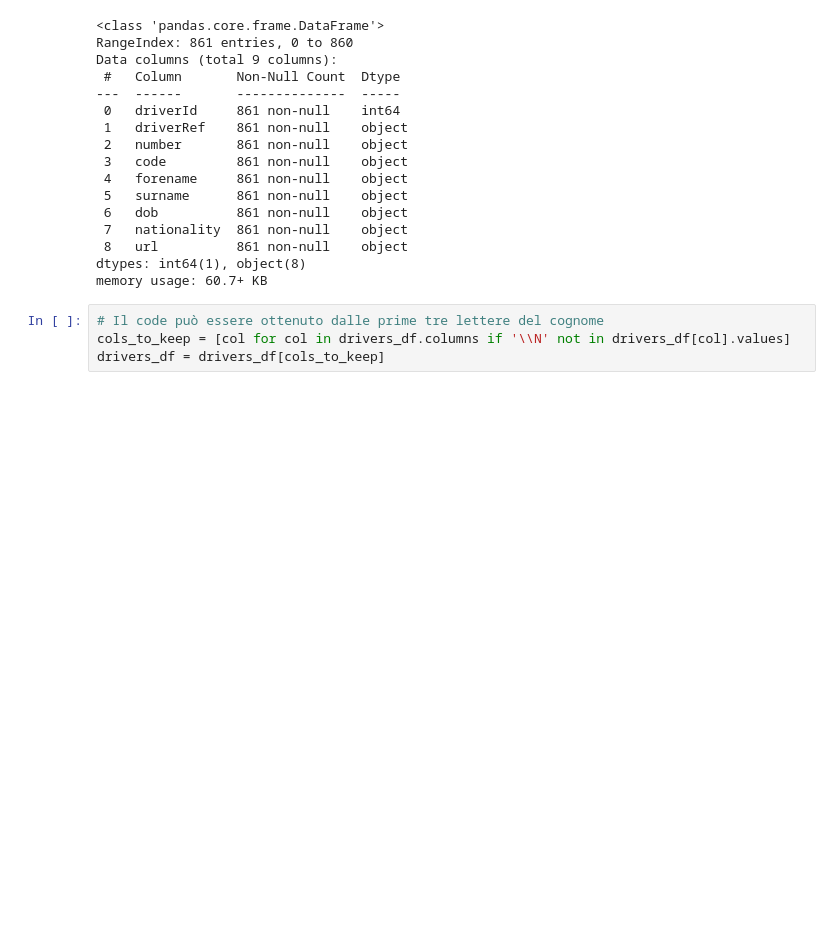
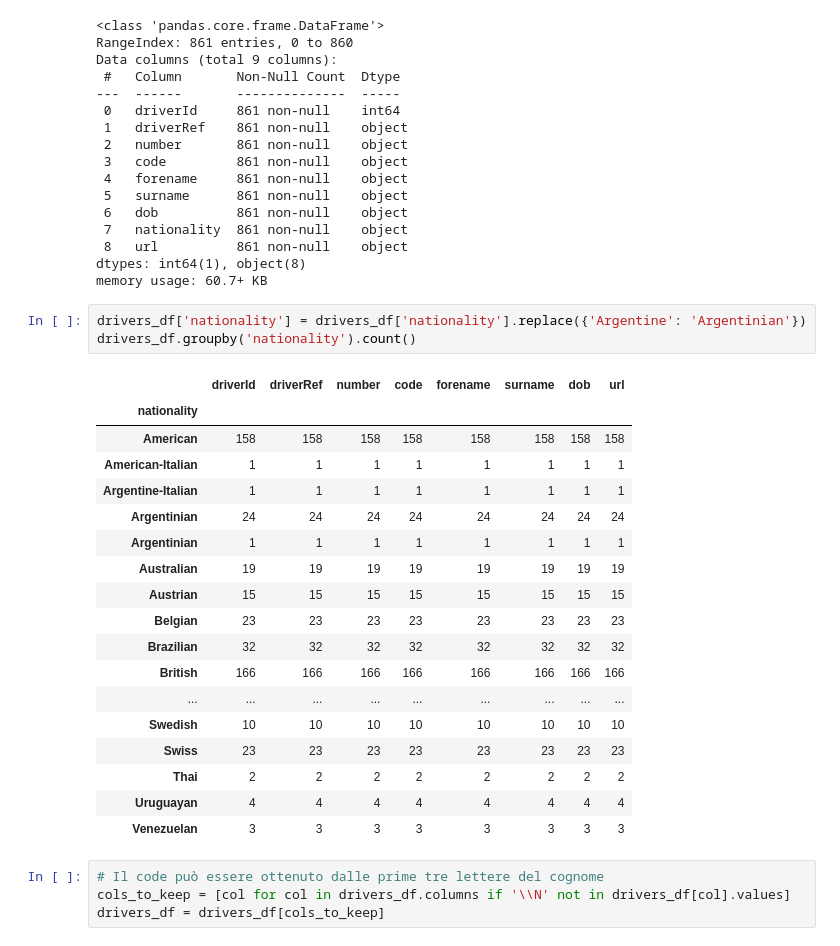
Before and after one commit to Francesco-diPippa/F1-Archive, a Jupyter notebook: dataset/dataset_cleaning.ipynb, the cells around one changed output. Saved outputs shown, nothing was run; the diff lists cells and outputs as text; blank space fills up the shorter version.

```diff
--- a/dataset/dataset_cleaning.ipynb
+++ b/dataset/dataset_cleaning.ipynb
@@ -36,6 +36,28 @@ Data columns (total 9 columns):
  8   url          861 non-null    object
 dtypes: int64(1), object(8)
 memory usage: 60.7+ KB
+# %%
+drivers_df['nationality'] = drivers_df['nationality'].replace({'Argentine': 'Argentinian'})
+drivers_df.groupby('nationality').count()
+# %% [output]
+|  | driverId | driverRef | number | code | forename | surname | dob | url |
+| nationality |  |  |  |  |  |  |  |  |
+| American | 158 | 158 | 158 | 158 | 158 | 158 | 158 | 158 |
+| American-Italian | 1 | 1 | 1 | 1 | 1 | 1 | 1 | 1 |
+| Argentine-Italian | 1 | 1 | 1 | 1 | 1 | 1 | 1 | 1 |
+| Argentinian | 24 | 24 | 24 | 24 | 24 | 24 | 24 | 24 |
+| Argentinian | 1 | 1 | 1 | 1 | 1 | 1 | 1 | 1 |
+| Australian | 19 | 19 | 19 | 19 | 19 | 19 | 19 | 19 |
+| Austrian | 15 | 15 | 15 | 15 | 15 | 15 | 15 | 15 |
+| Belgian | 23 | 23 | 23 | 23 | 23 | 23 | 23 | 23 |
+| Brazilian | 32 | 32 | 32 | 32 | 32 | 32 | 32 | 32 |
+| British | 166 | 166 | 166 | 166 | 166 | 166 | 166 | 166 |
+| ... | ... | ... | ... | ... | ... | ... | ... | ... |
+| Swedish | 10 | 10 | 10 | 10 | 10 | 10 | 10 | 10 |
+| Swiss | 23 | 23 | 23 | 23 | 23 | 23 | 23 | 23 |
+| Thai | 2 | 2 | 2 | 2 | 2 | 2 | 2 | 2 |
+| Uruguayan | 4 | 4 | 4 | 4 | 4 | 4 | 4 | 4 |
+| Venezuelan | 3 | 3 | 3 | 3 | 3 | 3 | 3 | 3 |
 # %%
 # Il code può essere ottenuto dalle prime tre lettere del cognome
 cols_to_keep = [col for col in drivers_df.columns if '\\N' not in drivers_df[col].values]
```
Also changed, not shown: parts of 3 cells of this notebook, 19 other files.
